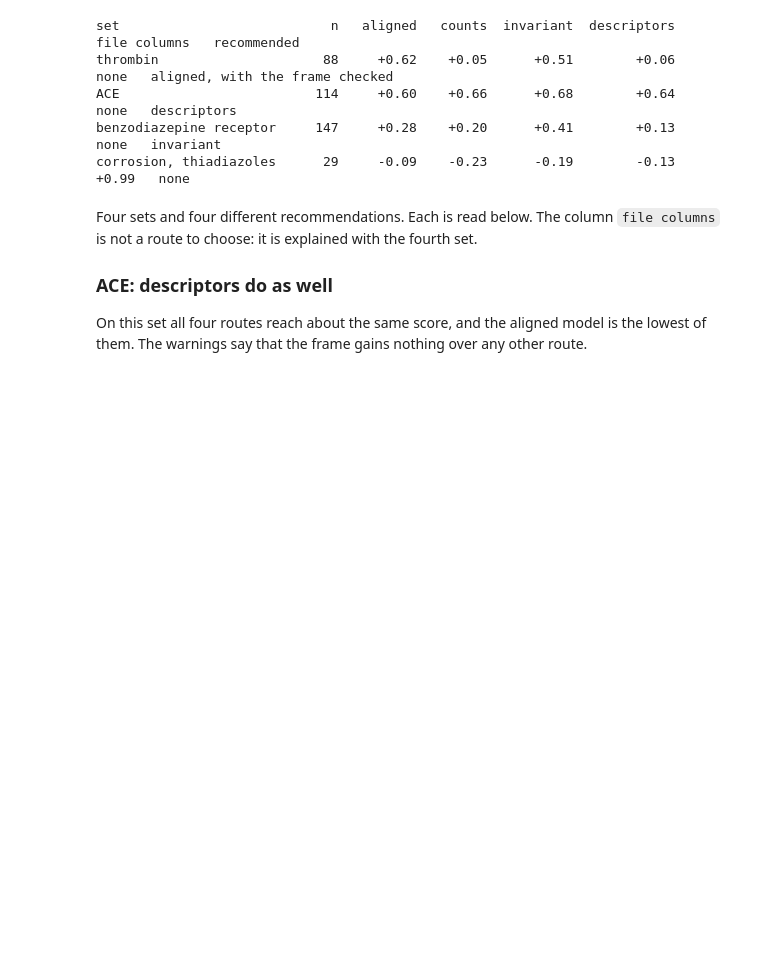
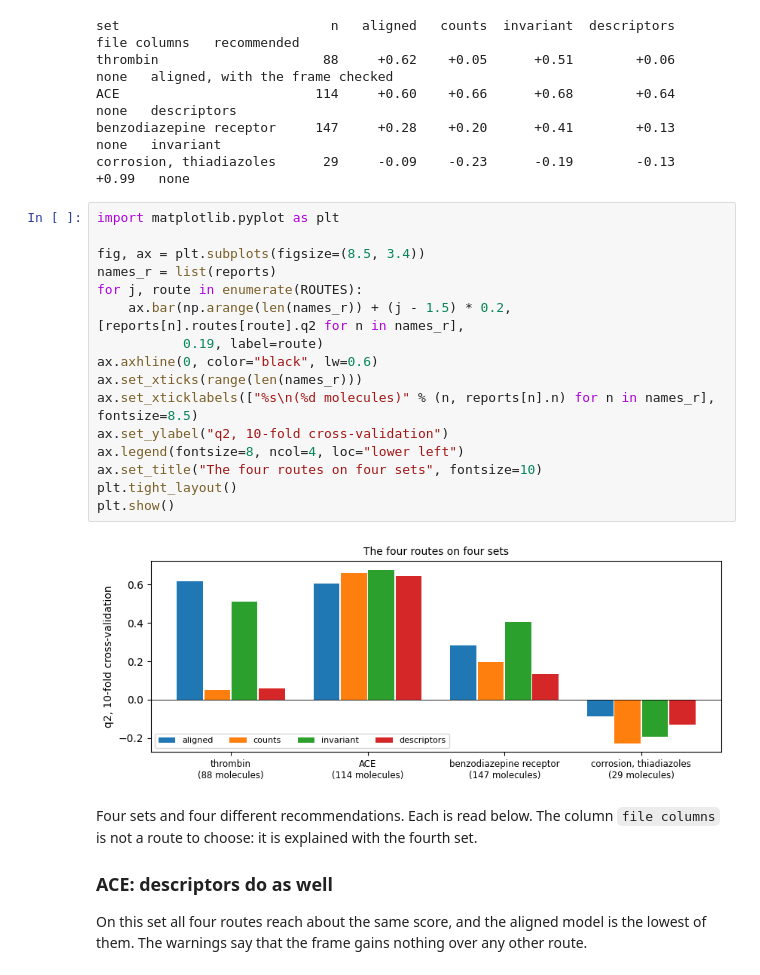
Before and after one commit to igbaskin/cmf-qsar, a Jupyter notebook: docs/tutorials/06_before_you_model.ipynb, the cells around one changed output. Drawn from its saved outputs; the diff is of its cells as text; blank space fills up the shorter version.

```diff
--- a/docs/tutorials/06_before_you_model.ipynb
+++ b/docs/tutorials/06_before_you_model.ipynb
@@ -152,6 +152,24 @@ thrombin                     88     +0.62    +0.05      +0.51        +0.06
 ACE                         114     +0.60    +0.66      +0.68        +0.64           none   descriptors
 benzodiazepine receptor     147     +0.28    +0.20      +0.41        +0.13           none   invariant
 corrosion, thiadiazoles      29     -0.09    -0.23      -0.19        -0.13          +0.99   none
+# %%
+import matplotlib.pyplot as plt
+
+fig, ax = plt.subplots(figsize=(8.5, 3.4))
+names_r = list(reports)
+for j, route in enumerate(ROUTES):
+    ax.bar(np.arange(len(names_r)) + (j - 1.5) * 0.2, [reports[n].routes[route].q2 for n in names_r],
+           0.19, label=route)
+ax.axhline(0, color="black", lw=0.6)
+ax.set_xticks(range(len(names_r)))
+ax.set_xticklabels(["%s\n(%d molecules)" % (n, reports[n].n) for n in names_r], fontsize=8.5)
+ax.set_ylabel("q2, 10-fold cross-validation")
+ax.legend(fontsize=8, ncol=4, loc="lower left")
+ax.set_title("The four routes on four sets", fontsize=10)
+plt.tight_layout()
+plt.show()
+# %% [output]
+[figure, added]
 # %% [markdown]
 Four sets and four different recommendations. Each is read below. The column `file columns`
 is not a route to choose: it is explained with the fourth set.
```
Also changed, not shown: parts of 7 cells of this notebook, 14 other files.
